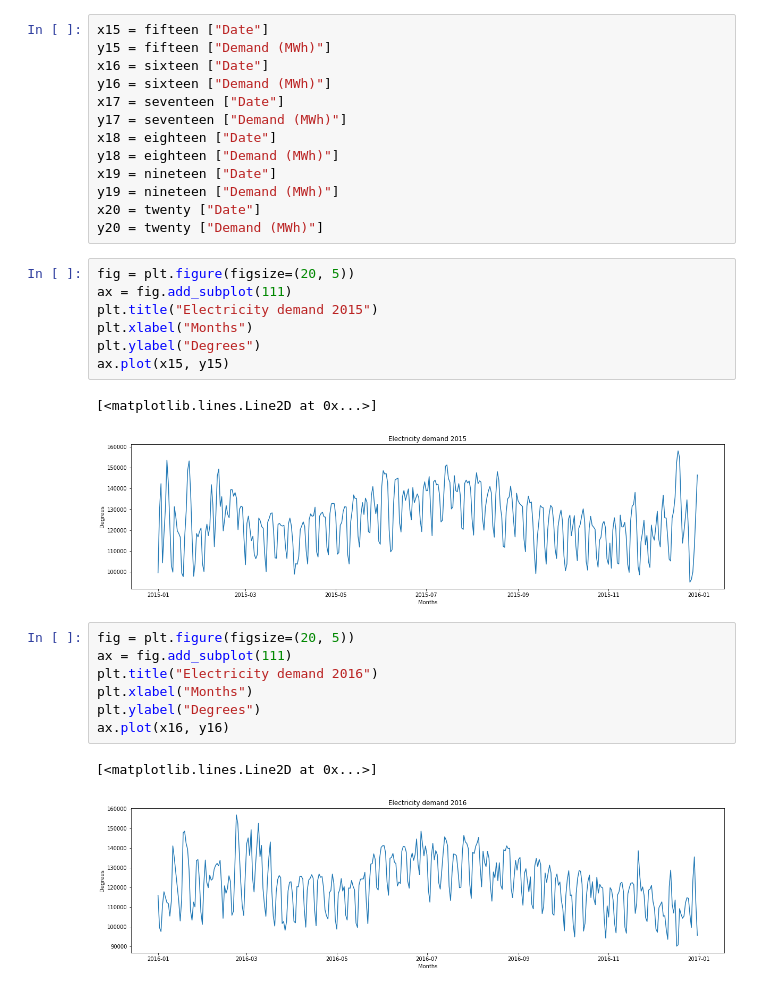
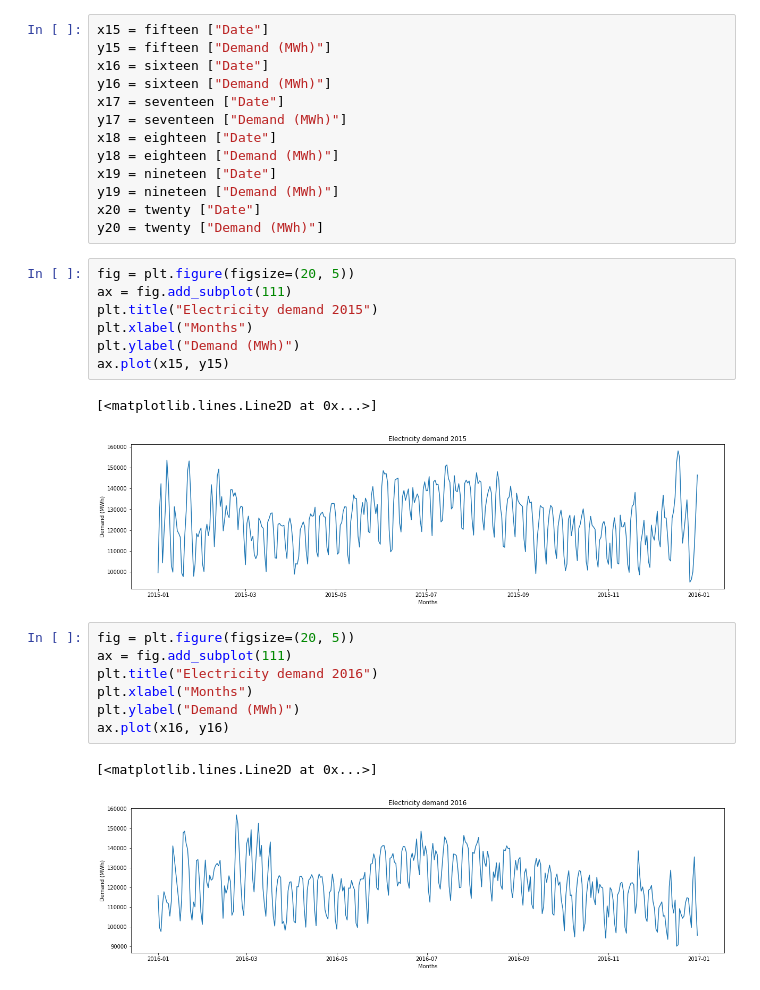
Before and after one commit to AThompson7/Project-1, a Jupyter notebook: electricity.ipynb, the cells around one changed output. Drawn from its saved outputs; the diff is of its cells as text.

```diff
--- a/electricity.ipynb
+++ b/electricity.ipynb
@@ -248,23 +248,23 @@ y20 = twenty ["Demand (MWh)"]
 # %%
 fig = plt.figure(figsize=(20, 5))
 ax = fig.add_subplot(111)
 plt.title("Electricity demand 2015")
 plt.xlabel("Months")
-plt.ylabel("Degrees")
+plt.ylabel("Demand (MWh)")
 ax.plot(x15, y15)
 # %% [output]
 [<matplotlib.lines.Line2D at 0x...>]
-[figure, old version]
+[figure, new version]
 # %%
 fig = plt.figure(figsize=(20, 5))
 ax = fig.add_subplot(111)
 plt.title("Electricity demand 2016")
 plt.xlabel("Months")
-plt.ylabel("Degrees")
+plt.ylabel("Demand (MWh)")
 ax.plot(x16, y16)
 # %% [output]
 [<matplotlib.lines.Line2D at 0x...>]
-[figure, old version]
+[figure, new version]
 # %%
 fig = plt.figure(figsize=(20, 5))
 ax = fig.add_subplot(111)
```
Also changed, not shown: parts of 5 cells of this notebook.
